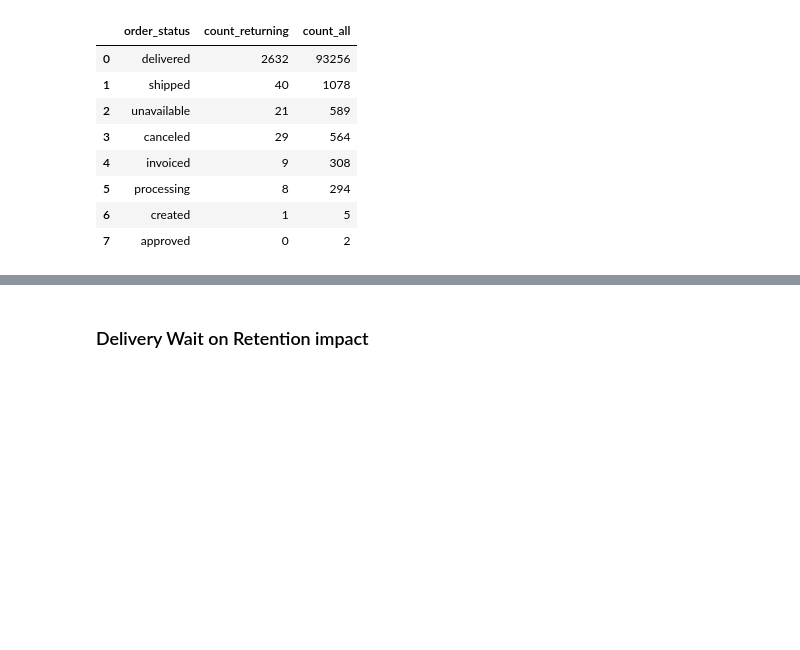
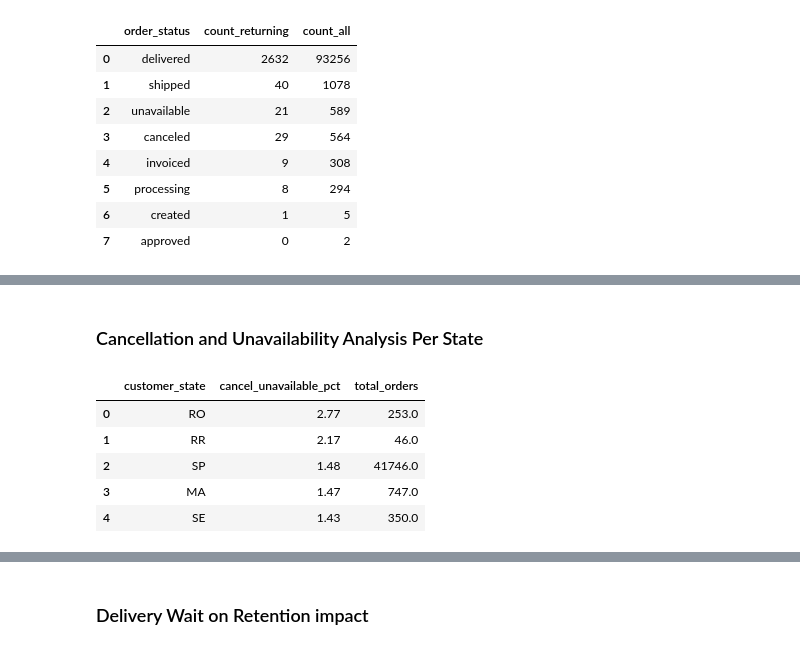
Before and after one commit to henrynasr/Olist-Data-Analysis, a Jupyter notebook: olist_analysis.ipynb, the cells around one changed output, grey strips where cells are left out. Drawn from its saved outputs; the diff is of its cells as text; code cells hidden in the pictures; blank space fills up the shorter version.

```diff
--- a/olist_analysis.ipynb
+++ b/olist_analysis.ipynb
@@ -659,0 +784,37 @@ Before trusting the table above, we checked whether any cancelled or unavailable
+# %% [markdown]
+### Cancellation and Unavailability Analysis Per State
+# %%
+query="""
+with state_status as (
+    select
+        c.customer_state,
+        o.order_status,
+        count(*) as number_of_orders
+    from customers c
+    join orders o on c.customer_id = o.customer_id
+    group by c.customer_state, o.order_status
+), status_flagged as (
+    select
+        customer_state,
+        case when order_status not in ('canceled', 'unavailable') then 1 else 0 end as is_completed,
+        sum(number_of_orders) as order_count
+    from state_status
+    group by customer_state, is_completed
+)
+select
+    customer_state,
+    round(100.0 * sum(case when is_completed = 0 then order_count else 0 end) / sum(order_count), 2) as cancel_unavailable_pct,
+    sum(order_count) as total_orders
+from status_flagged
+group by customer_state
+order by cancel_unavailable_pct desc
+limit 5;
+"""
+pd.read_sql(query, con=engine)
+# %% [output]
+|  | customer_state | cancel_unavailable_pct | total_orders |
+| 0 | RO | 2.77 | 253.0 |
+| 1 | RR | 2.17 | 46.0 |
+| 2 | SP | 1.48 | 41746.0 |
+| 3 | MA | 1.47 | 747.0 |
+| 4 | SE | 1.43 | 350.0 |
```
Also changed, not shown: parts of 29 cells of this notebook.
